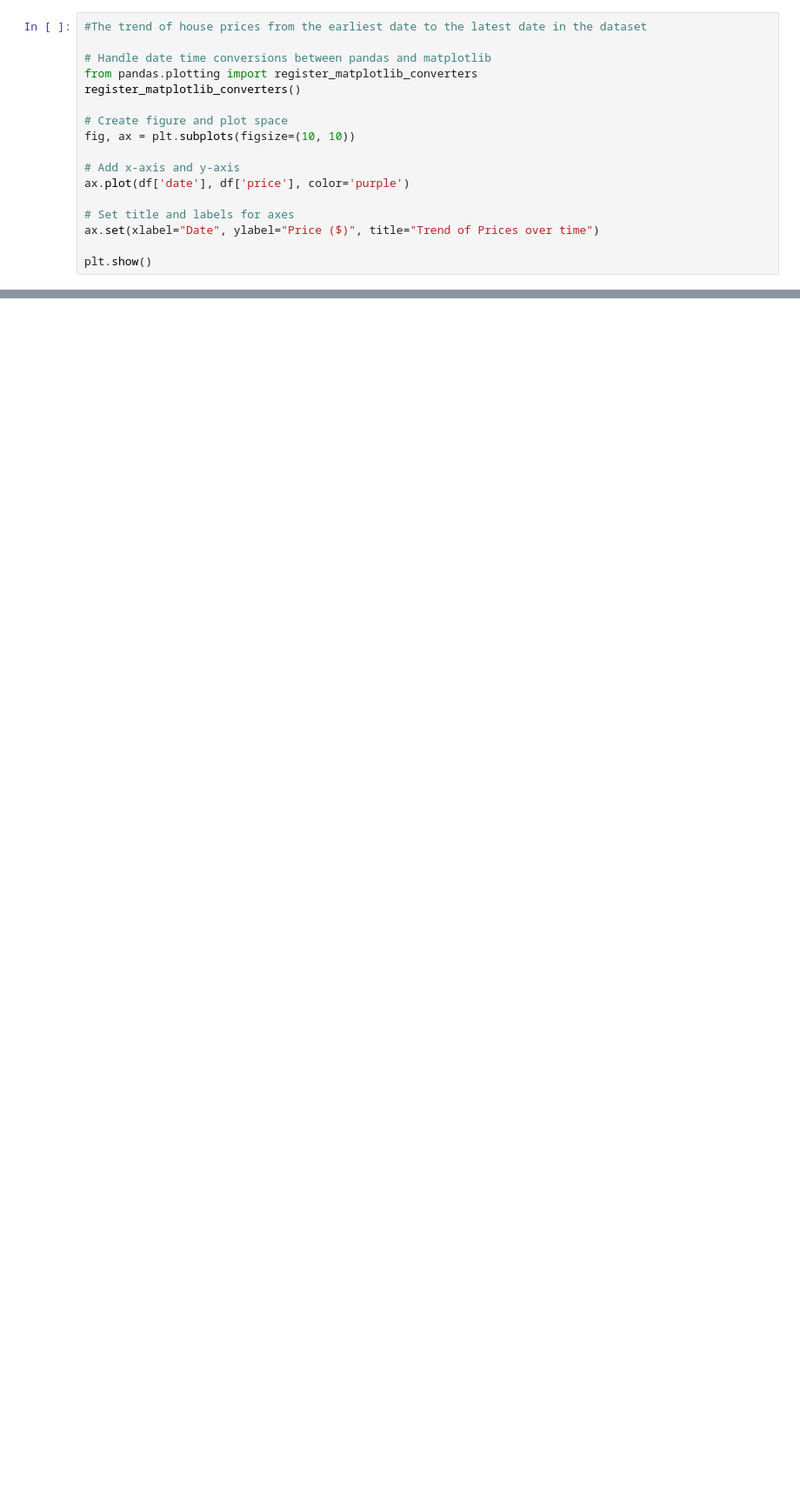
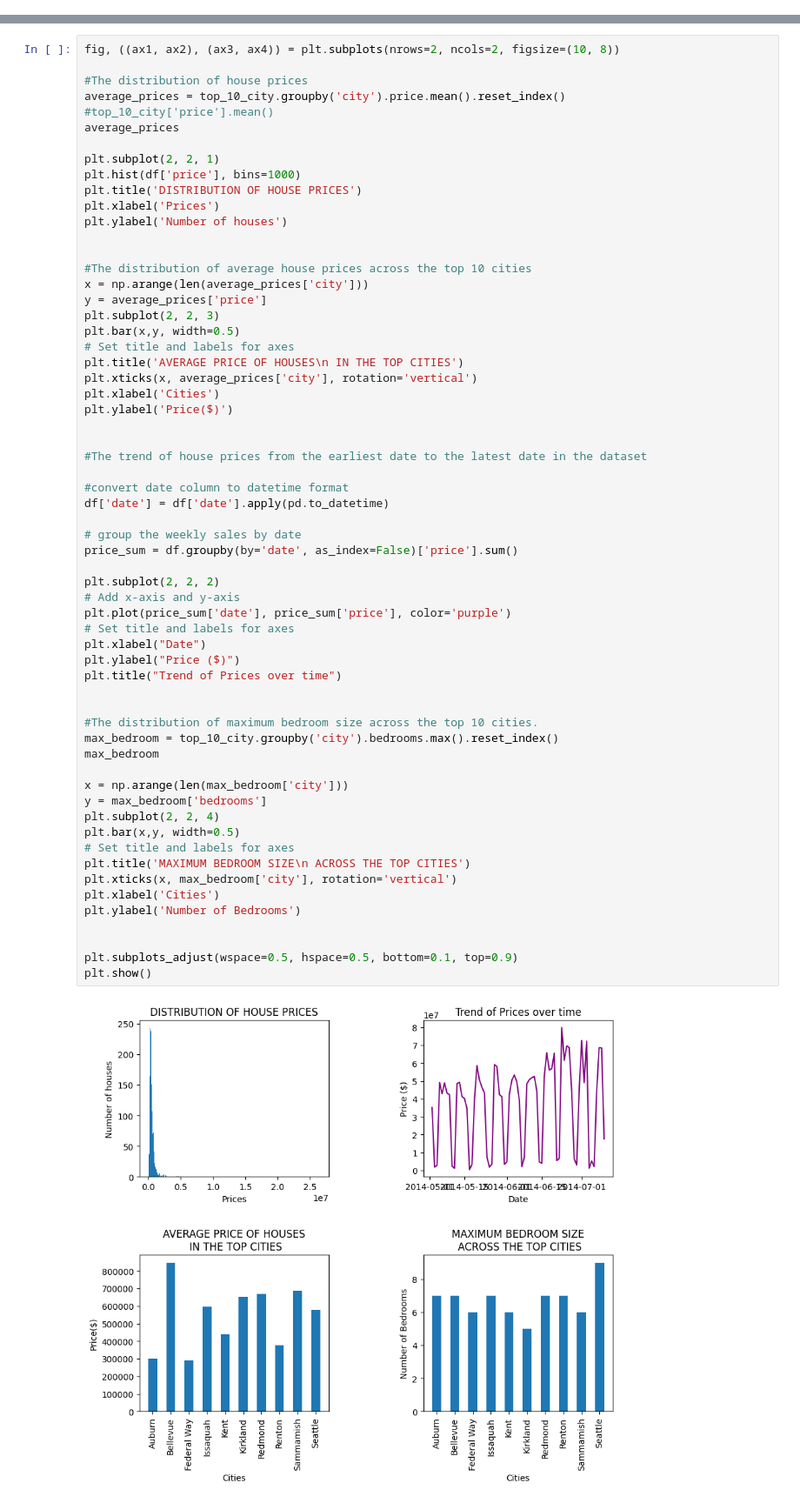
Before and after one commit to Anelawrence/Assignments, a Jupyter notebook: module7_project4.ipynb, the cells around one changed output, grey strips where cells are left out. Shown: that part at 87% size. Cells and saved outputs as stored; diff of their text form; blank space fills up the shorter version.

```diff
--- a/module7_project4.ipynb
+++ b/module7_project4.ipynb
@@ -50,17 +36,0 @@ plt.show()
-# %%
-#The trend of house prices from the earliest date to the latest date in the dataset
-
-# Handle date time conversions between pandas and matplotlib
-from pandas.plotting import register_matplotlib_converters
-register_matplotlib_converters()
-
-# Create figure and plot space
-fig, ax = plt.subplots(figsize=(10, 10))
-
-# Add x-axis and y-axis
-ax.plot(df['date'], df['price'], color='purple')
-
-# Set title and labels for axes
-ax.set(xlabel="Date", ylabel="Price ($)", title="Trend of Prices over time")
-
-plt.show()
@@ -124,0 +37,62 @@ Error:
+# %%
+fig, ((ax1, ax2), (ax3, ax4)) = plt.subplots(nrows=2, ncols=2, figsize=(10, 8))
+
+#The distribution of house prices
+average_prices = top_10_city.groupby('city').price.mean().reset_index()                 #top_10_city['price'].mean()
+average_prices
+
+plt.subplot(2, 2, 1)
+plt.hist(df['price'], bins=1000)
+plt.title('DISTRIBUTION OF HOUSE PRICES')
+plt.xlabel('Prices')
+plt.ylabel('Number of houses')
+
+
+#The distribution of average house prices across the top 10 cities
+x = np.arange(len(average_prices['city']))
+y = average_prices['price']
+plt.subplot(2, 2, 3)
+plt.bar(x,y, width=0.5)
+# Set title and labels for axes
+plt.title('AVERAGE PRICE OF HOUSES\n IN THE TOP CITIES')
+plt.xticks(x, average_prices['city'], rotation='vertical')
+plt.xlabel('Cities')
+plt.ylabel('Price($)')
+
+
+#The trend of house prices from the earliest date to the latest date in the dataset
+
+#convert date column to datetime format
+df['date'] = df['date'].apply(pd.to_datetime)
+
+# group the weekly sales by date
+price_sum = df.groupby(by='date', as_index=False)['price'].sum()
+
+plt.subplot(2, 2, 2)
+# Add x-axis and y-axis
+plt.plot(price_sum['date'], price_sum['price'], color='purple')
+# Set title and labels for axes
+plt.xlabel("Date")
+plt.ylabel("Price ($)")
+plt.title("Trend of Prices over time")
+
+
+#The distribution of maximum bedroom size across the top 10 cities.
+max_bedroom = top_10_city.groupby('city').bedrooms.max().reset_index()
+max_bedroom
+
+x = np.arange(len(max_bedroom['city']))
+y = max_bedroom['bedrooms']
+plt.subplot(2, 2, 4)
+plt.bar(x,y, width=0.5)
+# Set title and labels for axes
+plt.title('MAXIMUM BEDROOM SIZE\n ACROSS THE TOP CITIES')
+plt.xticks(x, max_bedroom['city'], rotation='vertical')
+plt.xlabel('Cities')
+plt.ylabel('Number of Bedrooms')
+
+
+plt.subplots_adjust(wspace=0.5, hspace=0.5, bottom=0.1, top=0.9)
+plt.show()
+# %% [output]
+[figure, added]
```
Also changed, not shown: parts of 10 cells of this notebook, 2 other files.
